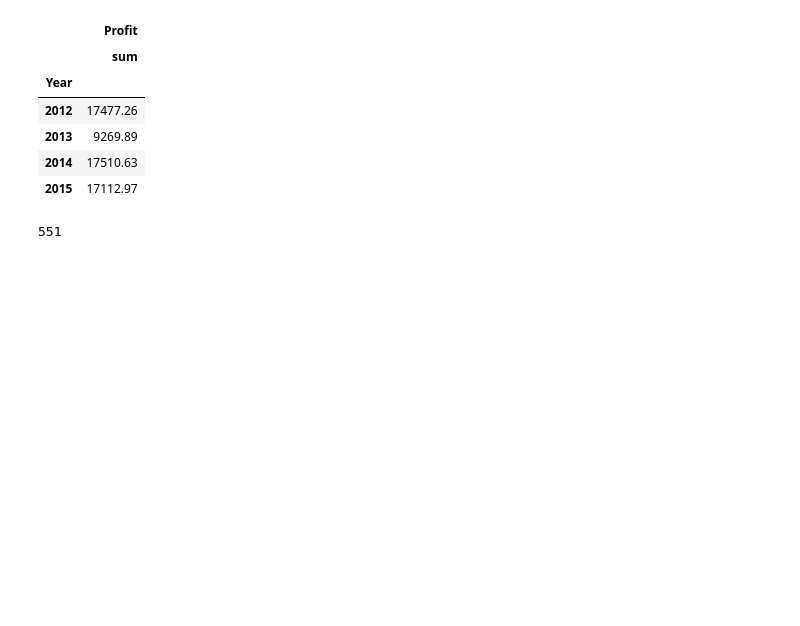
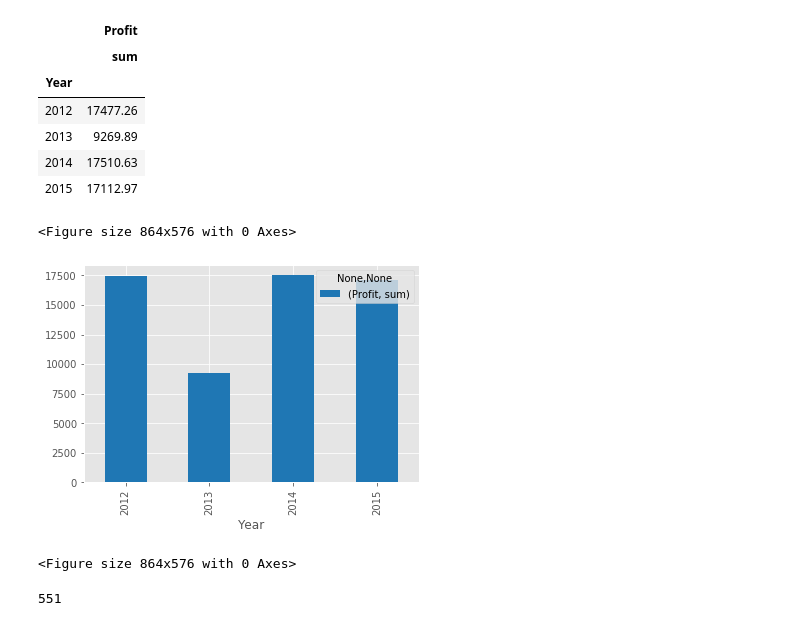
Before and after one commit to hikarinosenshi/ml_lab, a Jupyter notebook: khamanna/machine_learning_lab_answers.ipynb, the cells around one changed output. Saved outputs shown, nothing was run; the diff lists cells and outputs as text; code cells hidden in the pictures; blank space fills up the shorter version.

```diff
--- a/khamanna/machine_learning_lab_answers.ipynb
+++ b/khamanna/machine_learning_lab_answers.ipynb
@@ -113,5 +110,5 @@ ValueError: The truth value of a DataFrame is ambiguous. Use a.empty, a.bool(),
 
 - ***Hint:*** Merge the **Returns** dataframe with the **Orders** dataframe using `Order.ID`.
 # %%
-returns = pd.read_csv('../data/Returns.csv', index_col=0)
+returns = pd.read_csv('Returns.csv')
 returns.columns = ['Order.ID', 'Region']
@@ -166,6 +176,14 @@ returned_orders.groupby(['Year']).agg({"Profit":['sum']})
 | 2013 | 9269.89 |
 | 2014 | 17510.63 |
 | 2015 | 17112.97 |
+# %%
+#plotting the price according to year
+returned_orders.groupby(['Year']).agg({"Profit":['sum']}).plot(kind='bar', color='tab:blue')
+plt.figure(figsize=(12,8))
+# %% [output]
+<Figure size 864x576 with 0 Axes>
+[figure, added]
+<Figure size 864x576 with 0 Axes>
 # %%
 # 2. How many customer returned more than once? more than 5 times?
 returned_orders_customer = returned_orders.groupby(['Customer.ID','Order.ID']).agg({"Order.ID":['count']})
```
Also changed, not shown: parts of 21 cells of this notebook.
